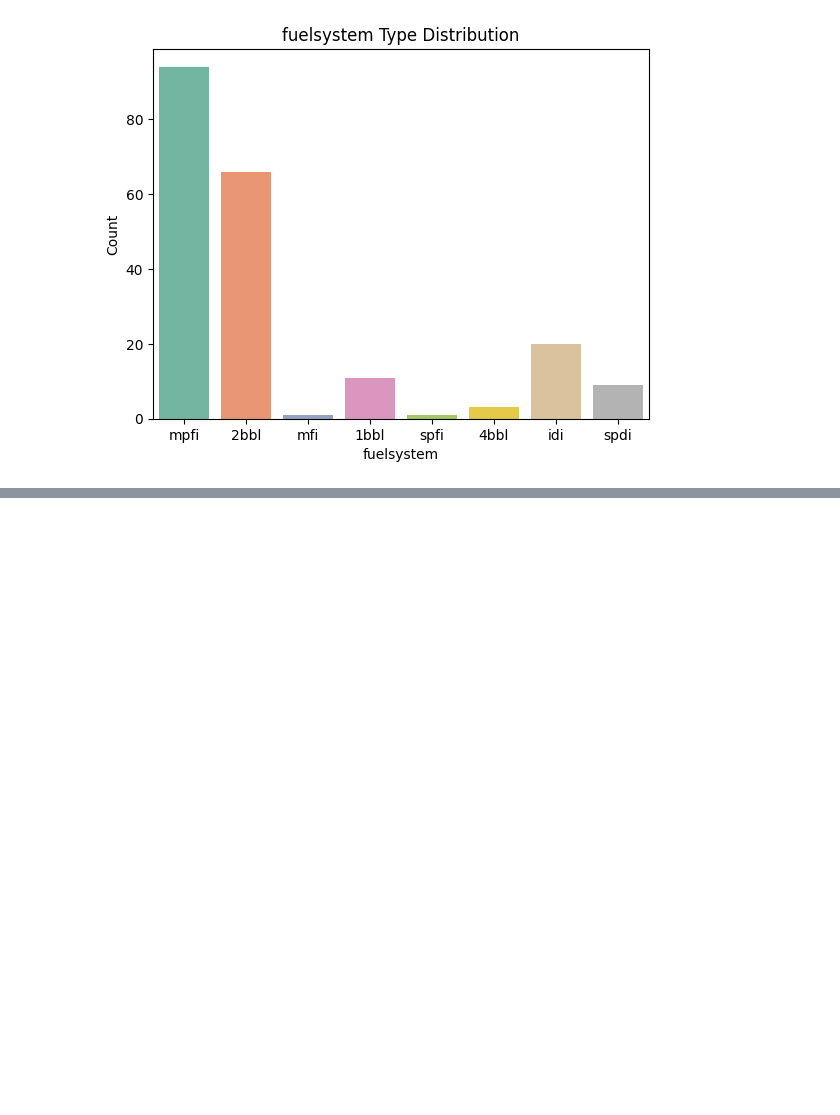
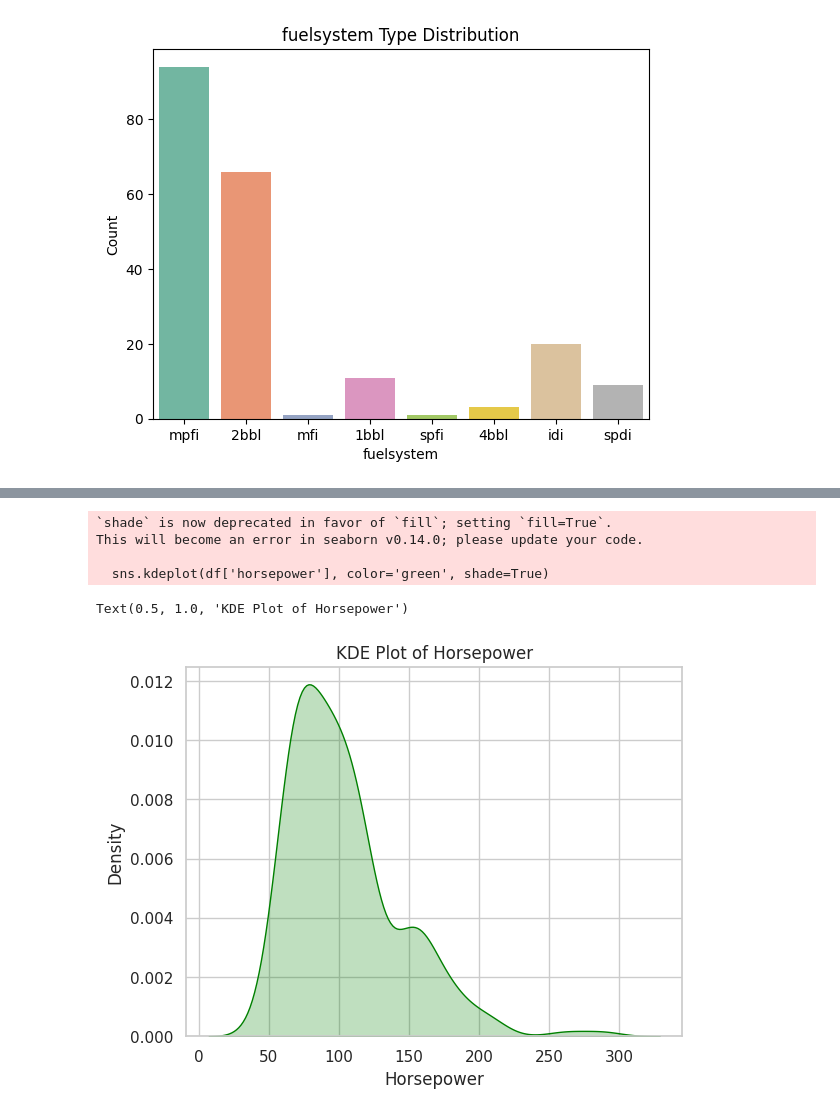
Before and after one commit to uday2510/OIBSIP, a Jupyter notebook: Car_price_prediction.ipynb, the cells around one changed output, grey strips where cells are left out. Drawn from its saved outputs; the diff is of its cells as text; code cells hidden in the pictures; blank space fills up the shorter version.

```diff
--- a/Car_price_prediction.ipynb
+++ b/Car_price_prediction.ipynb
@@ -151,0 +160,12 @@ Text(0.5, 1.0, 'fuelsystem Type Distribution')
+# %%
+sns.kdeplot(df['horsepower'], color='green', shade=True)
+plt.xlabel('Horsepower')
+plt.ylabel('Density')
+plt.title('KDE Plot of Horsepower')
+# %% [output]
+`shade` is now deprecated in favor of `fill`; setting `fill=True`.
+This will become an error in seaborn v0.14.0; please update your code.
+
+  sns.kdeplot(df['horsepower'], color='green', shade=True)
+Text(0.5, 1.0, 'KDE Plot of Horsepower')
+[figure, added]
```
Also changed, not shown: parts of 4 cells of this notebook.
